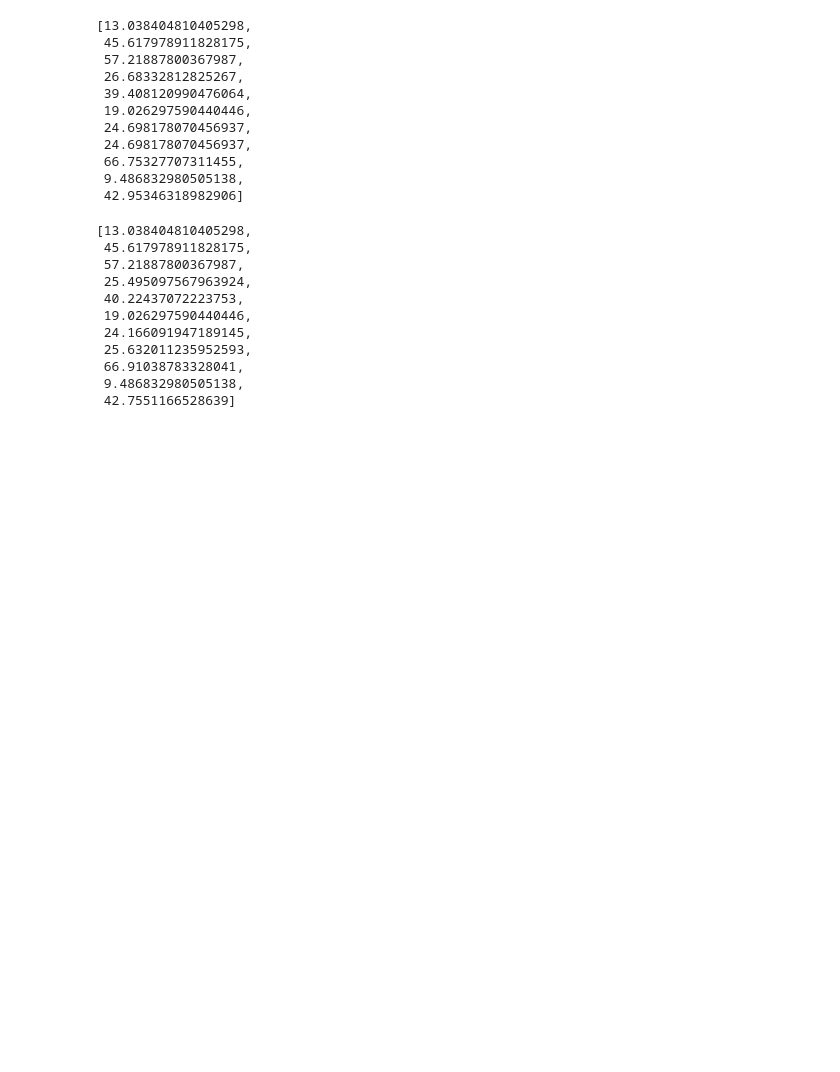
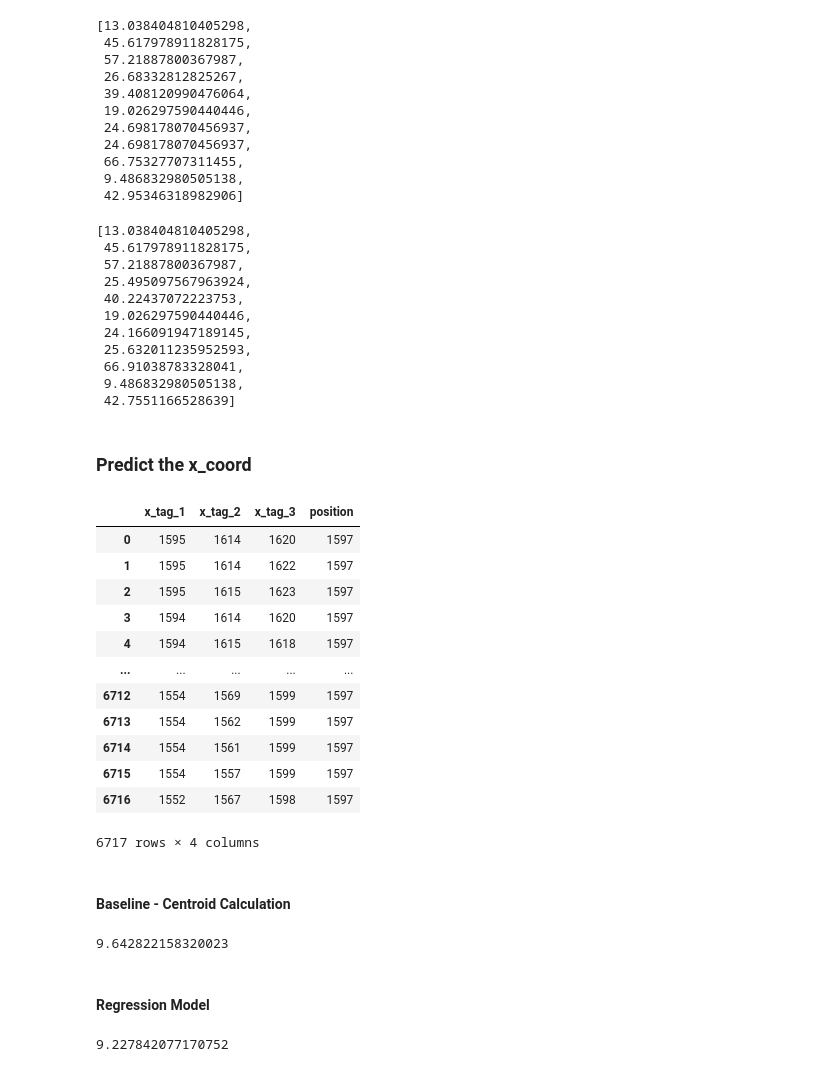
Before and after one commit to shariqak14/indoor_localization, a Jupyter notebook: constraint.ipynb, the cells around one changed output. Drawn from its saved outputs; the diff is of its cells as text; code cells hidden in the pictures; blank space fills up the shorter version.

Commit message:
computing rmse

```diff
--- a/constraint.ipynb
+++ b/constraint.ipynb
@@ -503,3 +505,67 @@ distances_to_tags_1
  66.91038783328041,
  9.486832980505138,
  42.7551166528639]
+# %% [markdown]
+### Predict the x_coord
+# %%
+x_pos = [1597, 766, 530, 839, 1269, 530, 530, 1597, 1597, 944, 1315]
+x_pos_dict = dict(enumerate(x_pos, 1))
+
+data_tag_1 = data.query("tag == 1").loc[:, ["position", "x"]].reset_index(drop=True)
+data_tag_2 = data.query("tag == 2").loc[:, ["x"]].reset_index(drop=True)
+data_tag_3 = data.query("tag == 3").loc[:, ["x"]].reset_index(drop=True)
+
+data_tag_1.columns = map("{}_tag_1".format, data_tag_1.columns)
+data_tag_2.columns = map("{}_tag_2".format, data_tag_2.columns)
+data_tag_3.columns = map("{}_tag_3".format, data_tag_3.columns)
+
+data_mod_x = data_tag_1.join([data_tag_2, data_tag_3]).rename(
+    columns={"position_tag_1": "position"}
+)
+
+# take position 1-8 in the test set
+X_train = data_mod_x.query("position < 9").drop("position", axis=1)
+Y_train = data_mod_x.query("position < 9")["position"].copy().map(x_pos_dict)
+
+# take position 9-11 in the test set
+X_test = data_mod_x.query("position >= 9").drop("position", axis=1)
+Y_test = data_mod_x.query("position >= 9")["position"].copy().map(x_pos_dict)
+
+# display the training set
+X_train.join(Y_train)
+# %% [output]
+|  | x_tag_1 | x_tag_2 | x_tag_3 | position |
+| 0 | 1595 | 1614 | 1620 | 1597 |
+| 1 | 1595 | 1614 | 1622 | 1597 |
+| 2 | 1595 | 1615 | 1623 | 1597 |
+| 3 | 1594 | 1614 | 1620 | 1597 |
+| 4 | 1594 | 1615 | 1618 | 1597 |
+| ... | ... | ... | ... | ... |
+| 6712 | 1554 | 1569 | 1599 | 1597 |
+| 6713 | 1554 | 1562 | 1599 | 1597 |
+| 6714 | 1554 | 1561 | 1599 | 1597 |
+| 6715 | 1554 | 1557 | 1599 | 1597 |
+| 6716 | 1552 | 1567 | 1598 | 1597 |
+6717 rows × 4 columns
+# %% [markdown]
+#### Baseline - Centroid Calculation
+# %%
+baseline_x = X_test.apply(
+    lambda x: (x["x_tag_1"] + x["x_tag_2"] + x["x_tag_3"]) // 3, axis=1
+).to_numpy()
+
+rmse_baseline_x = mean_squared_error(Y_test, baseline_x, squared=False)
+rmse_baseline_x
+# %% [output]
+9.642822158320023
+# %% [markdown]
+#### Regression Model
+# %%
+model_x = SVR()
+model_x.fit(X_train, Y_train)
+y_pred = model_x.predict(X_test)
+
+rmse_model_x = mean_squared_error(Y_test, y_pred, squared=False)
+rmse_model_x
+# %% [output]
+9.227842077170752
```
Also changed, not shown: parts of 8 cells of this notebook.
